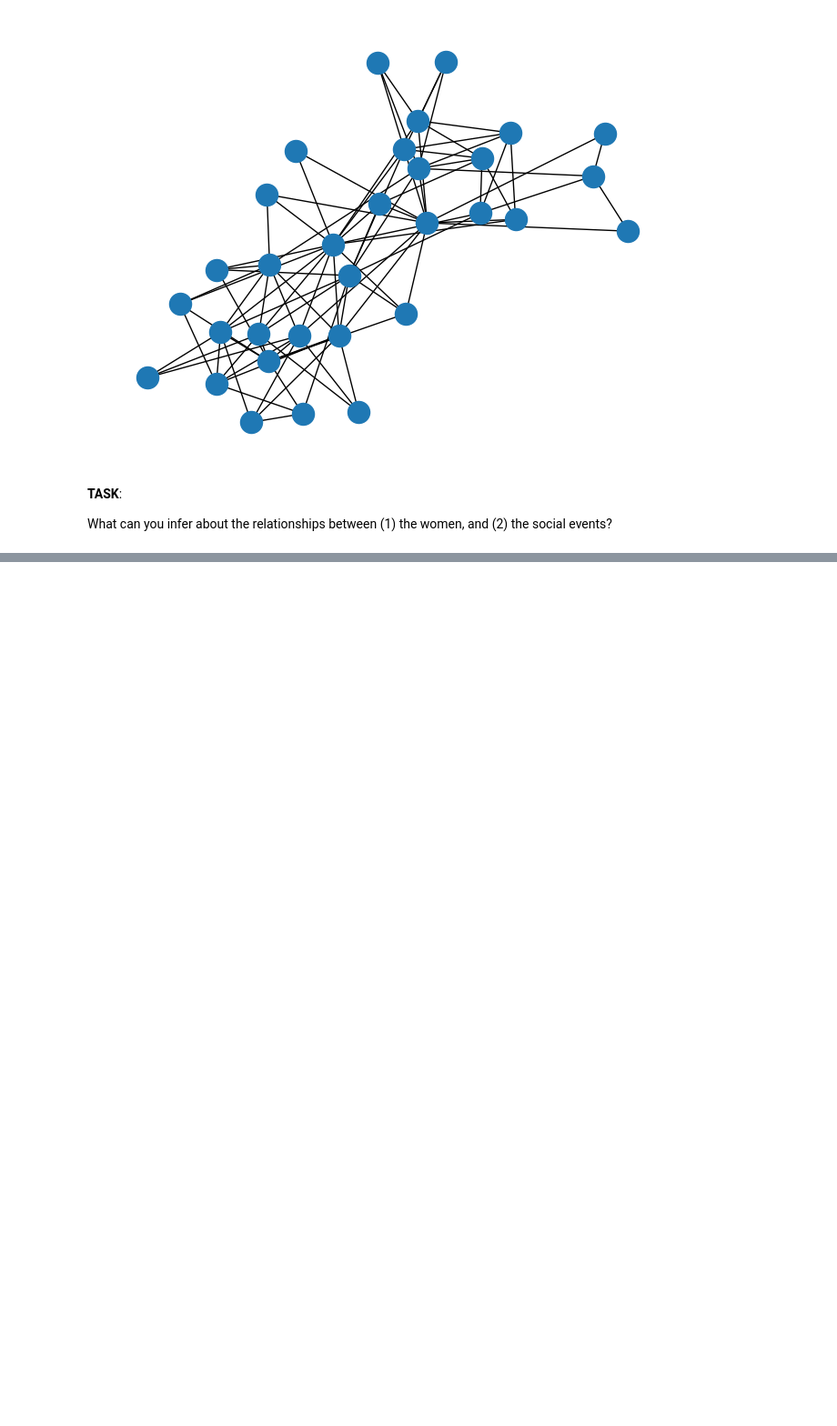
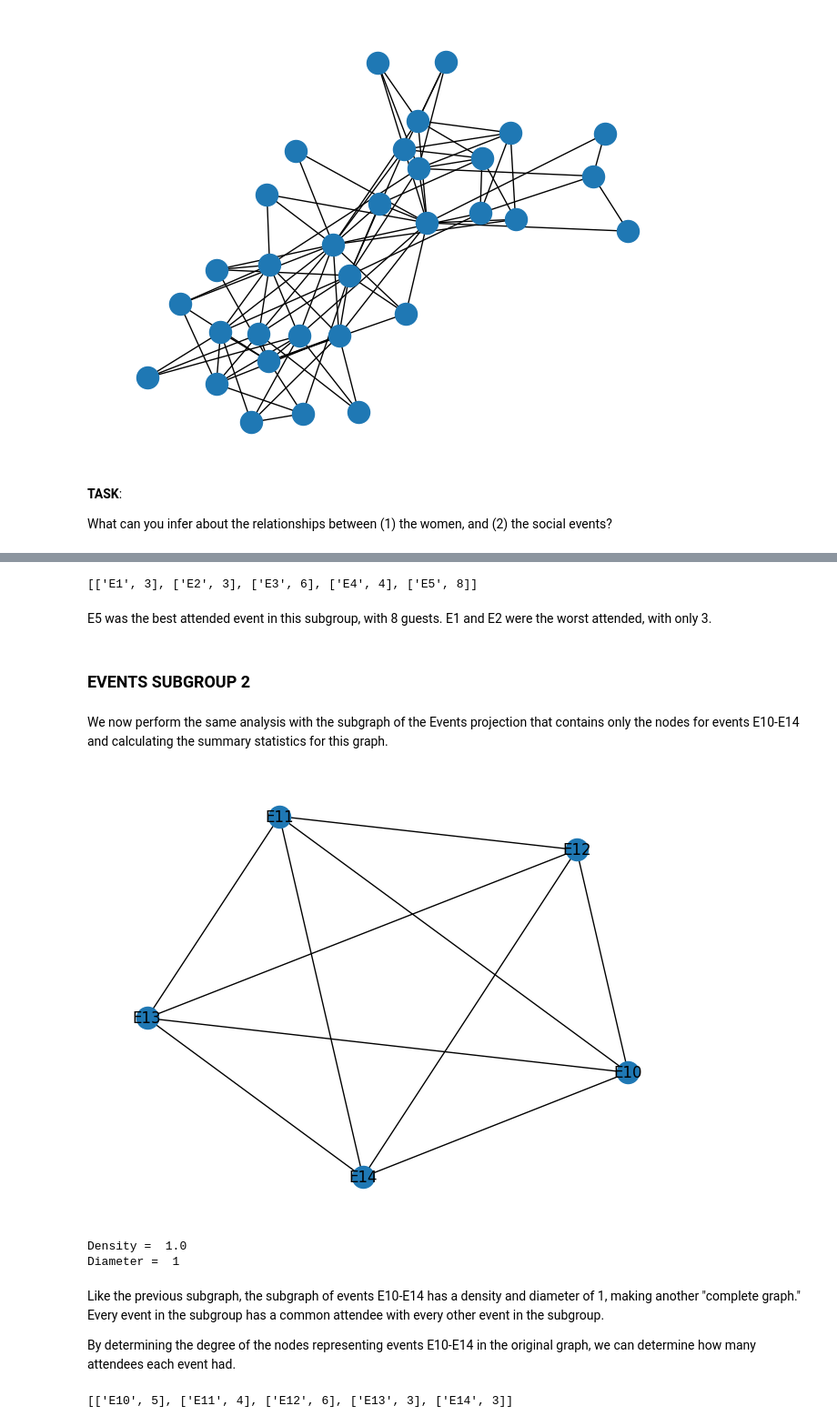
Before and after one commit to Marley-Myrianthopoulos/cunysps_data620, a Jupyter notebook: homework/620_hw4.ipynb, the cells around one changed output, grey strips where cells are left out. Shown at 91% size. Drawn from its saved outputs; the diff is of its cells as text; code cells hidden in the pictures; blank space fills up the shorter version.

```diff
--- a/homework/620_hw4.ipynb
+++ b/homework/620_hw4.ipynb
@@ -65,0 +114,29 @@ What can you infer about the relationships between (1) the women, and (2) the so
+# %%
+print(list([event, G.degree(event)] for event in E_sub_1_list))
+# %% [output]
+[['E1', 3], ['E2', 3], ['E3', 6], ['E4', 4], ['E5', 8]]
+# %% [markdown]
+E5 was the best attended event in this subgroup, with 8 guests. E1 and E2 were the worst attended, with only 3.
+# %% [markdown]
+### EVENTS SUBGROUP 2
+# %% [markdown]
+We now perform the same analysis with the subgraph of the Events projection that contains only the nodes for events E10-E14 and calculating the summary statistics for this graph.
+# %%
+E_sub_2_list = ["E10", "E11", "E12", "E13", "E14"]
+E_sub_2 = E.subgraph(E_sub_2_list)
+pos6 = nx.spring_layout(E_sub_2, seed=1989)
+nx.draw(E_sub_2, pos6, with_labels=True)
+plt.show()
+print("Density = ", nx.density(E_sub_2), "\nDiameter = ", nx.diameter(E_sub_2))
+# %% [output]
+[figure, added]
+Density =  1.0
+Diameter =  1
+# %% [markdown]
+Like the previous subgraph, the subgraph of events E10-E14 has a density and diameter of 1, making another "complete graph." Every event in the subgroup has a common attendee with every other event in the subgroup.
+
+By determining the degree of the nodes representing events E10-E14 in the original graph, we can determine how many attendees each event had.
+# %%
+print(list([event, G.degree(event)] for event in E_sub_2_list))
+# %% [output]
+[['E10', 5], ['E11', 4], ['E12', 6], ['E13', 3], ['E14', 3]]
```
Also changed, not shown: parts of 59 cells of this notebook.
